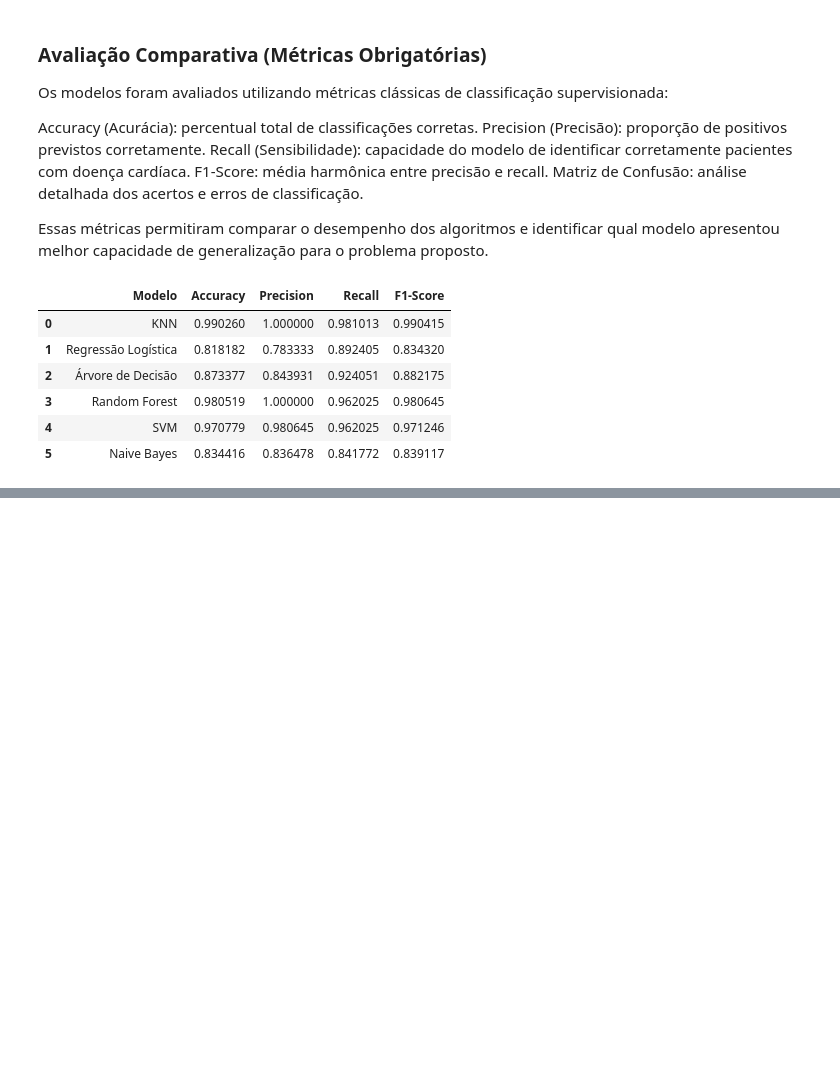
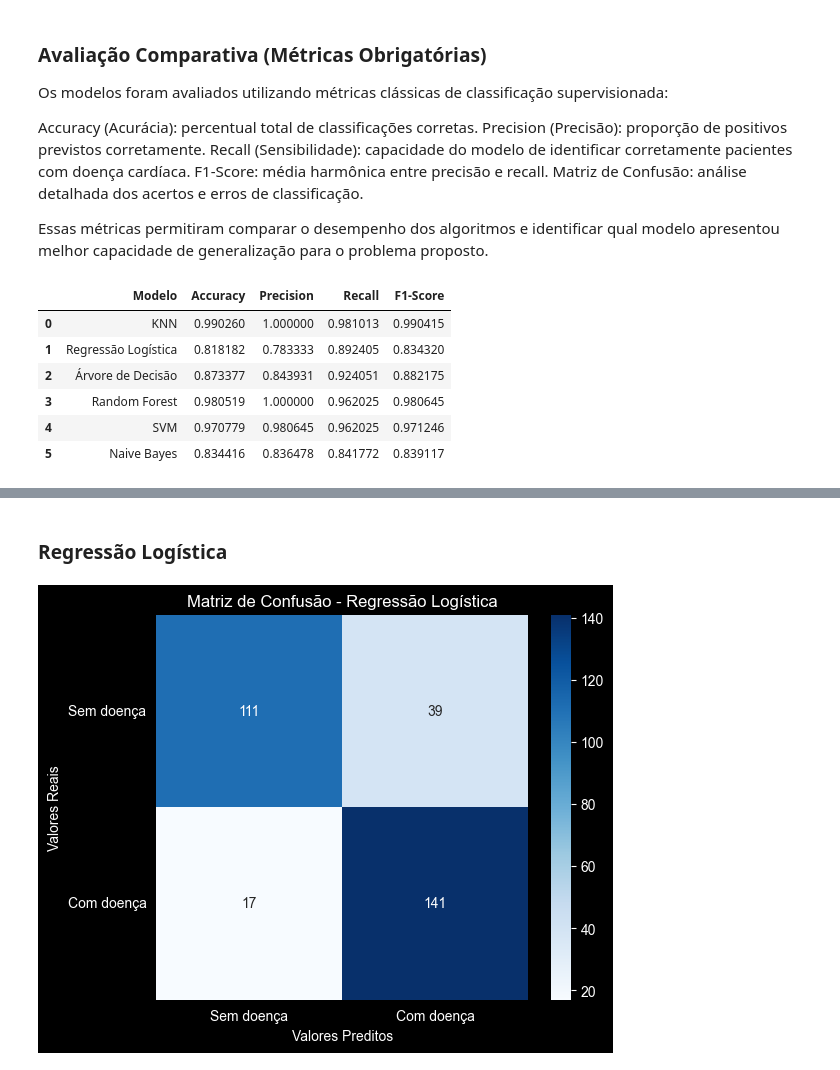
Before and after one commit to MagalDevs/analise-de-dados, a Jupyter notebook: heart-disease-dataset.ipynb, the cells around one changed output, grey strips where cells are left out. Cells and saved outputs as stored; diff of their text form; code cells hidden in the pictures; blank space fills up the shorter version.

```diff
--- a/heart-disease-dataset.ipynb
+++ b/heart-disease-dataset.ipynb
@@ -610,0 +691,10 @@ fig.show()
+# %% [markdown]
+### Regressão Logística
+# %%
+plot_confusion_matrix(
+    y_test,
+    y_pred_log,
+    'Regressão Logística'
+)
+# %% [output]
+[figure, added]
```
Also changed, not shown: parts of 20 cells of this notebook.
